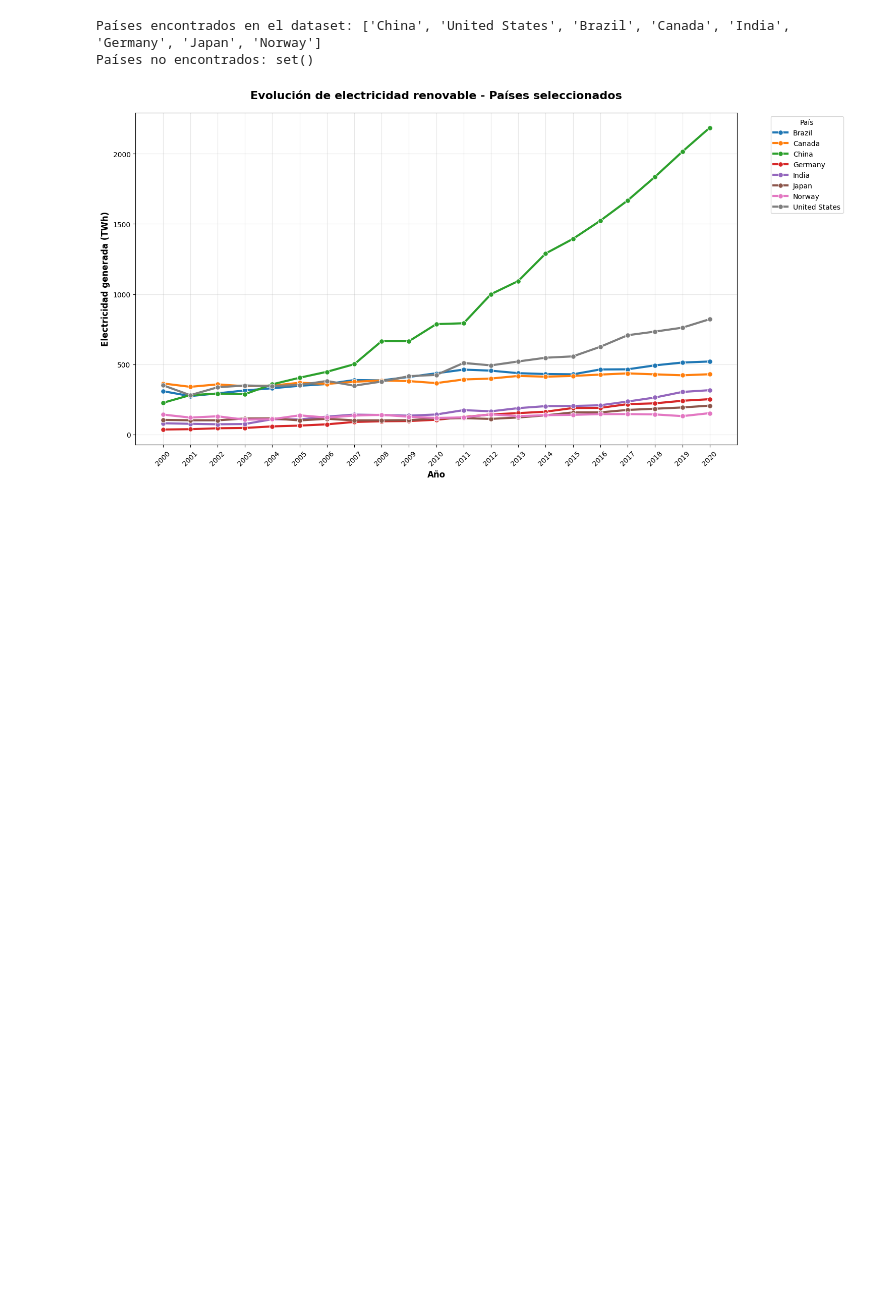
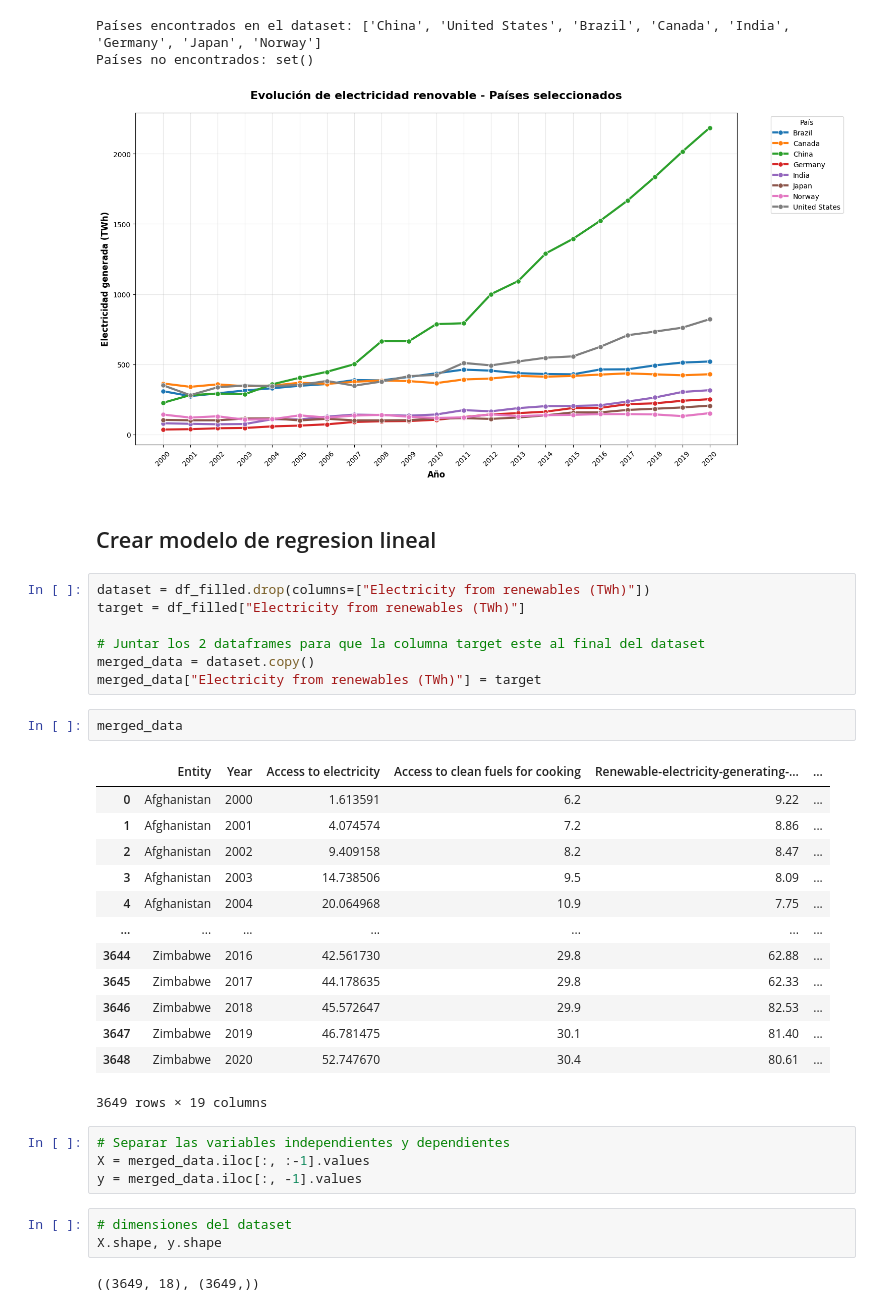
Before and after one commit to juanejd/prediction-model-renewable-energy, a Jupyter notebook: ADA_ML_LR.ipynb, the cells around one changed output. Drawn from its saved outputs; the diff is of its cells as text; blank space fills up the shorter version.

Commit message:
lineal regression model

```diff
--- a/ADA_ML_LR.ipynb
+++ b/ADA_ML_LR.ipynb
@@ -643,3 +653,37 @@ else:
 Países encontrados en el dataset: ['China', 'United States', 'Brazil', 'Canada', 'India', 'Germany', 'Japan', 'Norway']
 Países no encontrados: set()
 [figure]
+# %% [markdown]
+## Crear modelo de regresion lineal
+# %%
+dataset = df_filled.drop(columns=["Electricity from renewables (TWh)"])
+target = df_filled["Electricity from renewables (TWh)"]
+
+# Juntar los 2 dataframes para que la columna target este al final del dataset
+merged_data = dataset.copy()
+merged_data["Electricity from renewables (TWh)"] = target
+# %%
+merged_data
+# %% [output]
+|  | Entity | Year | Access to electricity | Access to clean fuels for cooking | Renewable-electricity-generating-... | ... |
+| 0 | Afghanistan | 2000 | 1.613591 | 6.2 | 9.22 | ... |
+| 1 | Afghanistan | 2001 | 4.074574 | 7.2 | 8.86 | ... |
+| 2 | Afghanistan | 2002 | 9.409158 | 8.2 | 8.47 | ... |
+| 3 | Afghanistan | 2003 | 14.738506 | 9.5 | 8.09 | ... |
+| 4 | Afghanistan | 2004 | 20.064968 | 10.9 | 7.75 | ... |
+| ... | ... | ... | ... | ... | ... | ... |
+| 3644 | Zimbabwe | 2016 | 42.561730 | 29.8 | 62.88 | ... |
+| 3645 | Zimbabwe | 2017 | 44.178635 | 29.8 | 62.33 | ... |
+| 3646 | Zimbabwe | 2018 | 45.572647 | 29.9 | 82.53 | ... |
+| 3647 | Zimbabwe | 2019 | 46.781475 | 30.1 | 81.40 | ... |
+| 3648 | Zimbabwe | 2020 | 52.747670 | 30.4 | 80.61 | ... |
+3649 rows × 19 columns
+# %%
+# Separar las variables independientes y dependientes
+X = merged_data.iloc[:, :-1].values
+y = merged_data.iloc[:, -1].values
+# %%
+# dimensiones del dataset
+X.shape, y.shape
+# %% [output]
+((3649, 18), (3649,))
```
Also changed, not shown: parts of 14 cells of this notebook.
